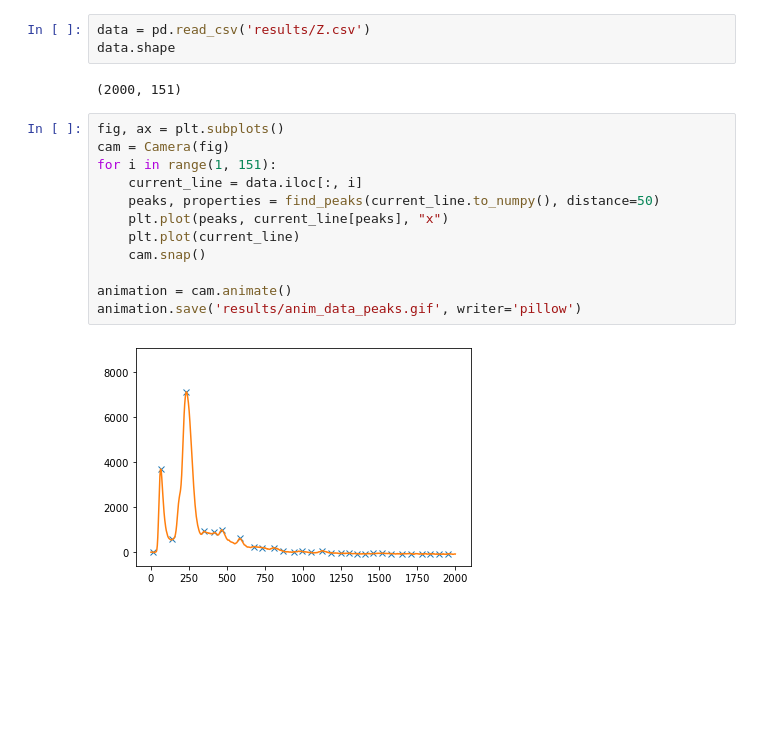
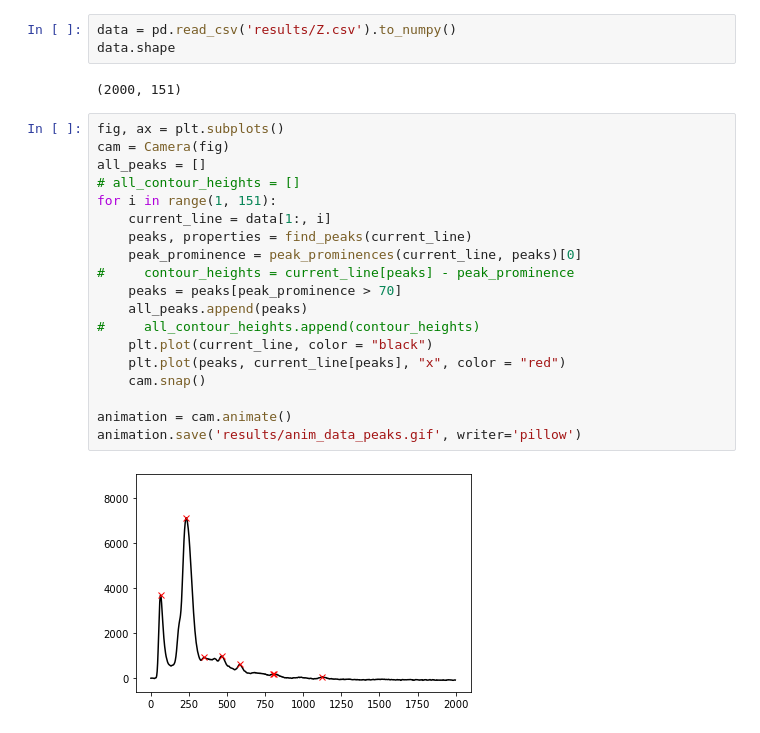
Before and after one commit to pisosyam/JUNIOR2023, a Jupyter notebook: Untitled.ipynb, the cells around one changed output. Cells and saved outputs as stored; diff of their text form; blank space fills up the shorter version.

Commit message:
Peaks were filtered by threshold value

```diff
--- a/Untitled.ipynb
+++ b/Untitled.ipynb
@@ -8,19 +11,26 @@ import matplotlib.pyplot as plt
 # %%
-data = pd.read_csv('results/Z.csv')
+data = pd.read_csv('results/Z.csv').to_numpy()
 data.shape
 # %% [output]
 (2000, 151)
-# %%
-fig, ax = plt.subplots()
-cam = Camera(fig)
-for i in range(1, 151):
-    current_line = data.iloc[:, i]
-    peaks, properties = find_peaks(current_line.to_numpy(), distance=50)
-    plt.plot(peaks, current_line[peaks], "x")
-    plt.plot(current_line)
-    cam.snap()
-
-animation = cam.animate()
-animation.save('results/anim_data_peaks.gif', writer='pillow')
-# %% [output]
-[figure, removed]
+# %%
+fig, ax = plt.subplots()
+cam = Camera(fig)
+all_peaks = []
+# all_contour_heights = []
+for i in range(1, 151):
+    current_line = data[1:, i]
+    peaks, properties = find_peaks(current_line)
+    peak_prominence = peak_prominences(current_line, peaks)[0]
+#     contour_heights = current_line[peaks] - peak_prominence
+    peaks = peaks[peak_prominence > 70]
+    all_peaks.append(peaks)
+#     all_contour_heights.append(contour_heights)
+    plt.plot(current_line, color = "black")
+    plt.plot(peaks, current_line[peaks], "x", color = "red")
+    cam.snap()
+
+animation = cam.animate()
+animation.save('results/anim_data_peaks.gif', writer='pillow')
+# %% [output]
+[figure, added]
```
Also changed, not shown: parts of 6 cells of this notebook, 3 other files.
